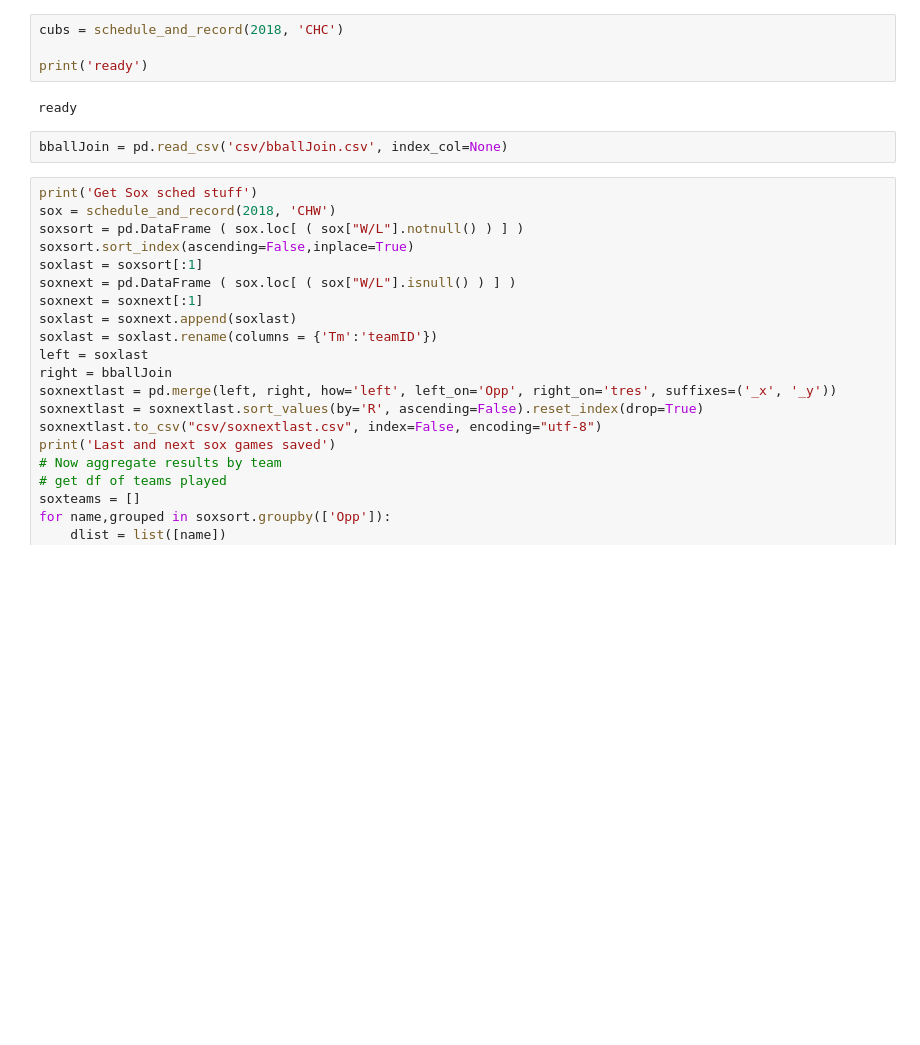
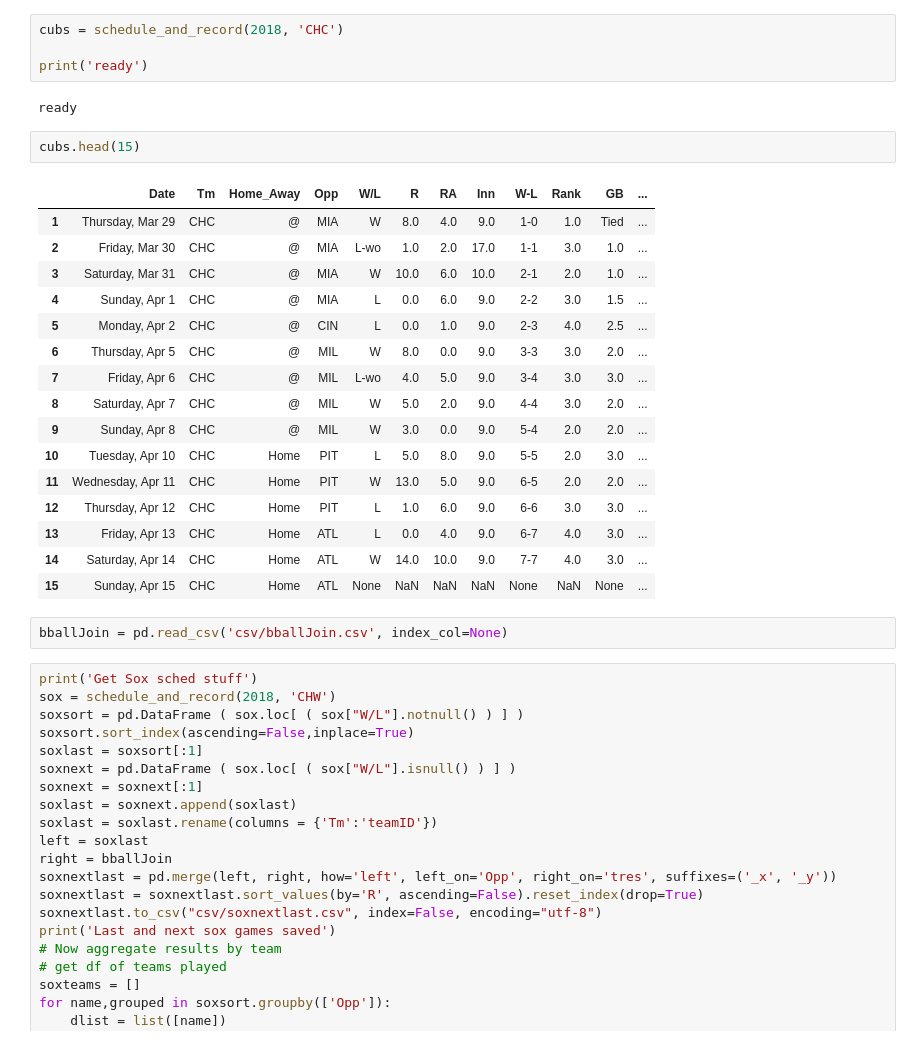
Before and after one commit to timbroderick/pybaseball, a Jupyter notebook: playing2.ipynb, the cells around one changed output. Cells and saved outputs as stored; diff of their text form; blank space fills up the shorter version.

```diff
--- a/playing2.ipynb
+++ b/playing2.ipynb
@@ -13,6 +13,25 @@ cubs = schedule_and_record(2018, 'CHC')
 print('ready')
 # %% [output]
 ready
+# %%
+cubs.head(15)
+# %% [output]
+|  | Date | Tm | Home_Away | Opp | W/L | R | RA | Inn | W-L | Rank | GB | ... |
+| 1 | Thursday, Mar 29 | CHC | @ | MIA | W | 8.0 | 4.0 | 9.0 | 1-0 | 1.0 | Tied | ... |
+| 2 | Friday, Mar 30 | CHC | @ | MIA | L-wo | 1.0 | 2.0 | 17.0 | 1-1 | 3.0 | 1.0 | ... |
+| 3 | Saturday, Mar 31 | CHC | @ | MIA | W | 10.0 | 6.0 | 10.0 | 2-1 | 2.0 | 1.0 | ... |
+| 4 | Sunday, Apr 1 | CHC | @ | MIA | L | 0.0 | 6.0 | 9.0 | 2-2 | 3.0 | 1.5 | ... |
+| 5 | Monday, Apr 2 | CHC | @ | CIN | L | 0.0 | 1.0 | 9.0 | 2-3 | 4.0 | 2.5 | ... |
+| 6 | Thursday, Apr 5 | CHC | @ | MIL | W | 8.0 | 0.0 | 9.0 | 3-3 | 3.0 | 2.0 | ... |
+| 7 | Friday, Apr 6 | CHC | @ | MIL | L-wo | 4.0 | 5.0 | 9.0 | 3-4 | 3.0 | 3.0 | ... |
+| 8 | Saturday, Apr 7 | CHC | @ | MIL | W | 5.0 | 2.0 | 9.0 | 4-4 | 3.0 | 2.0 | ... |
+| 9 | Sunday, Apr 8 | CHC | @ | MIL | W | 3.0 | 0.0 | 9.0 | 5-4 | 2.0 | 2.0 | ... |
+| 10 | Tuesday, Apr 10 | CHC | Home | PIT | L | 5.0 | 8.0 | 9.0 | 5-5 | 2.0 | 3.0 | ... |
+| 11 | Wednesday, Apr 11 | CHC | Home | PIT | W | 13.0 | 5.0 | 9.0 | 6-5 | 2.0 | 2.0 | ... |
+| 12 | Thursday, Apr 12 | CHC | Home | PIT | L | 1.0 | 6.0 | 9.0 | 6-6 | 3.0 | 3.0 | ... |
+| 13 | Friday, Apr 13 | CHC | Home | ATL | L | 0.0 | 4.0 | 9.0 | 6-7 | 4.0 | 3.0 | ... |
+| 14 | Saturday, Apr 14 | CHC | Home | ATL | W | 14.0 | 10.0 | 9.0 | 7-7 | 4.0 | 3.0 | ... |
+| 15 | Sunday, Apr 15 | CHC | Home | ATL | None | NaN | NaN | NaN | None | NaN | None | ... |
 # %%
 bballJoin = pd.read_csv('csv/bballJoin.csv', index_col=None)
 # %%
```
Also changed, not shown: 16 other files.
